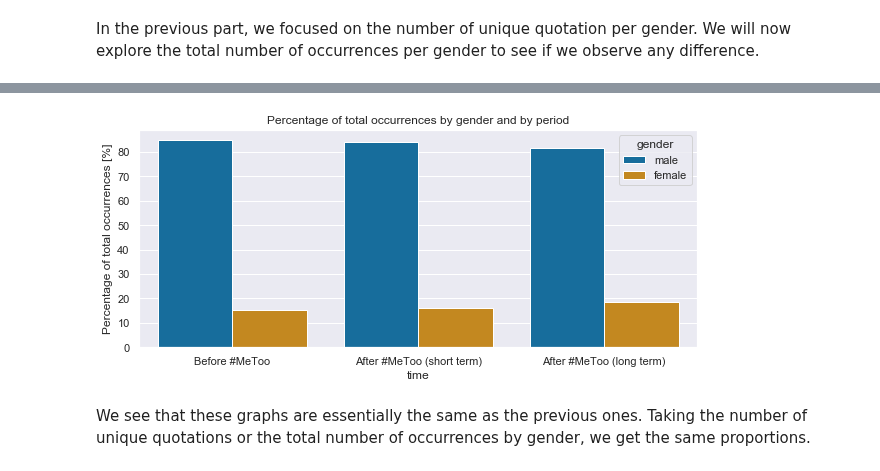
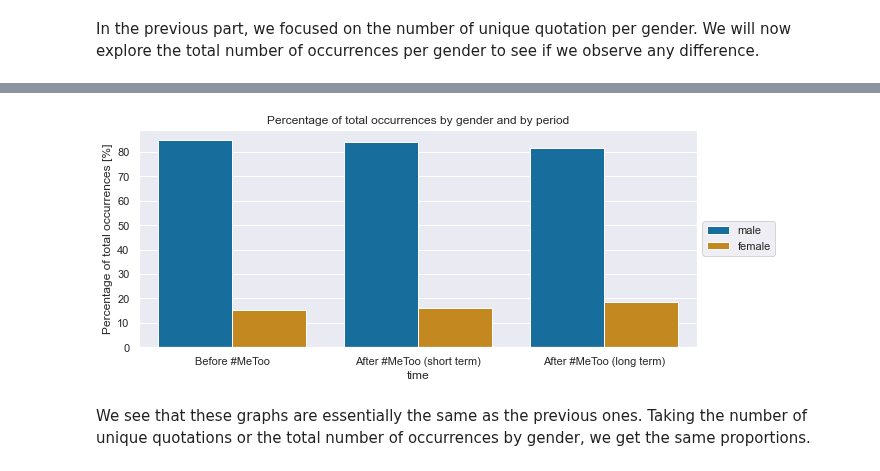
Before and after one commit to janougome/ADA-team, a Jupyter notebook: descripitve_tasks2.ipynb, the cells around one changed output, grey strips where cells are left out. Drawn from its saved outputs; the diff is of its cells as text; code cells hidden in the pictures.

```diff
--- a/descripitve_tasks2.ipynb
+++ b/descripitve_tasks2.ipynb
@@ -236,11 +231,12 @@ ax.set_title('Percentage of total occurrences by gender and by year');
 # %%
 ax = sns.barplot(x = quotes_by_gender_periods['time'],
                  y = quotes_by_gender_periods['Occurrences']*100,
                  hue = quotes_by_gender_periods['gender'], data = quotes_by_gender_periods)
 ax.set(ylabel='Percentage of total occurrences [%]')
+ax.legend(loc='center left', bbox_to_anchor=(1, 0.5))
 ax.set_title('Percentage of total occurrences by gender and by period');
 # %% [output]
-[figure, old version]
+[figure, new version]
 # %% [markdown]
 We see that these graphs are essentially the same as the previous ones. Taking the number of unique quotations or the total number of occurrences by gender, we get the same proportions.
 # %% [markdown]
```
Also changed, not shown: parts of 26 cells of this notebook, 2 other files.
